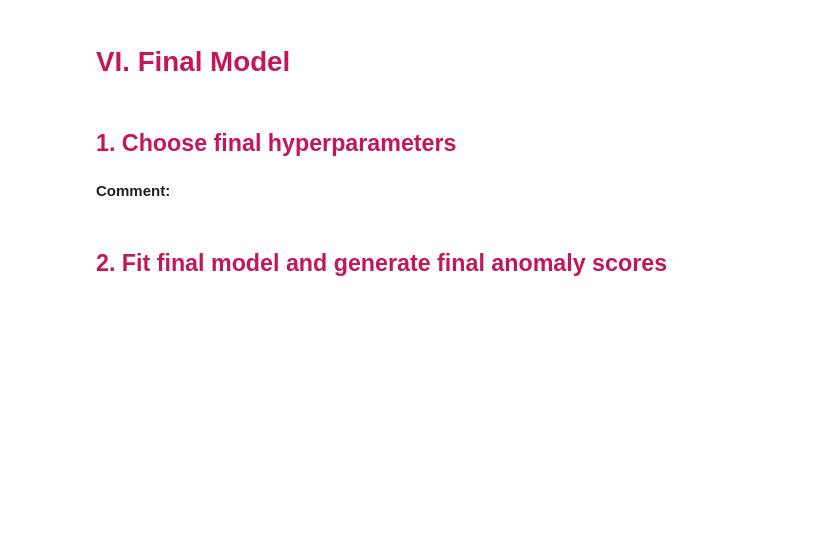
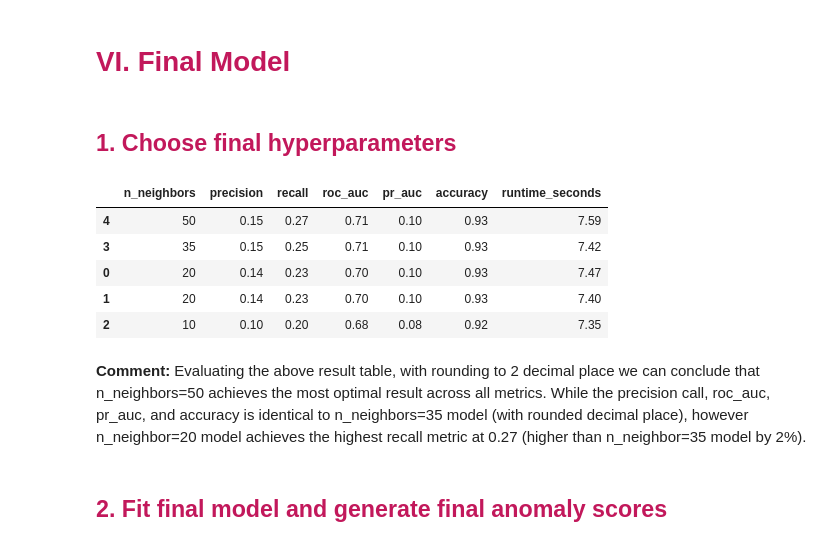
Before and after one commit to Nafisatibrahim/Unsupervised-fraud-detection-the-outliers, a Jupyter notebook: notebooks/04-lof.ipynb, the cells around one changed output. Cells and saved outputs as stored; diff of their text form; code cells hidden in the pictures; blank space fills up the shorter version.

```diff
--- a/notebooks/04-lof.ipynb
+++ b/notebooks/04-lof.ipynb
@@ -309,9 +584,21 @@ log_experiment(
 # %%
 # Based on all experiments above, pick the final n_neighbors to use
 # Goal: a single, clearly justified value; write down why, pointing back at
 # the logged experiments that led to this choice.
+
+resultdf = pd.read_csv(EXPERIMENT_LOG_PATH)
+resultdf = resultdf.sort_values("pr_auc", ascending=False).round(2)
+display(resultdf[["n_neighbors", "precision", "recall", "roc_auc", "pr_auc", "accuracy", "runtime_seconds"]])
+# %% [output]
+|  | n_neighbors | precision | recall | roc_auc | pr_auc | accuracy | runtime_seconds |
+| 4 | 50 | 0.15 | 0.27 | 0.71 | 0.10 | 0.93 | 7.59 |
+| 3 | 35 | 0.15 | 0.25 | 0.71 | 0.10 | 0.93 | 7.42 |
+| 0 | 20 | 0.14 | 0.23 | 0.70 | 0.10 | 0.93 | 7.47 |
+| 1 | 20 | 0.14 | 0.23 | 0.70 | 0.10 | 0.93 | 7.40 |
+| 2 | 10 | 0.10 | 0.20 | 0.68 | 0.08 | 0.92 | 7.35 |
 # %% [markdown]
 **Comment:**
+Evaluating the above result table, with rounding to 2 decimal place we can conclude that n_neighbors=50 achieves the most optimal result across all metrics. While the precision call, roc_auc, pr_auc, and accuracy is identical to n_neighbors=35 model (with rounded decimal place), however n_neighbor=20 model achieves the highest recall metric at 0.27 (higher than n_neighbor=35 model by 2%).
 # %% [markdown]
 <a id="fit-final-model"></a>
 <h2 style="color:#C2185B">2. Fit final model and generate final anomaly scores</h2>
```
Also changed, not shown: parts of 21 cells of this notebook.
